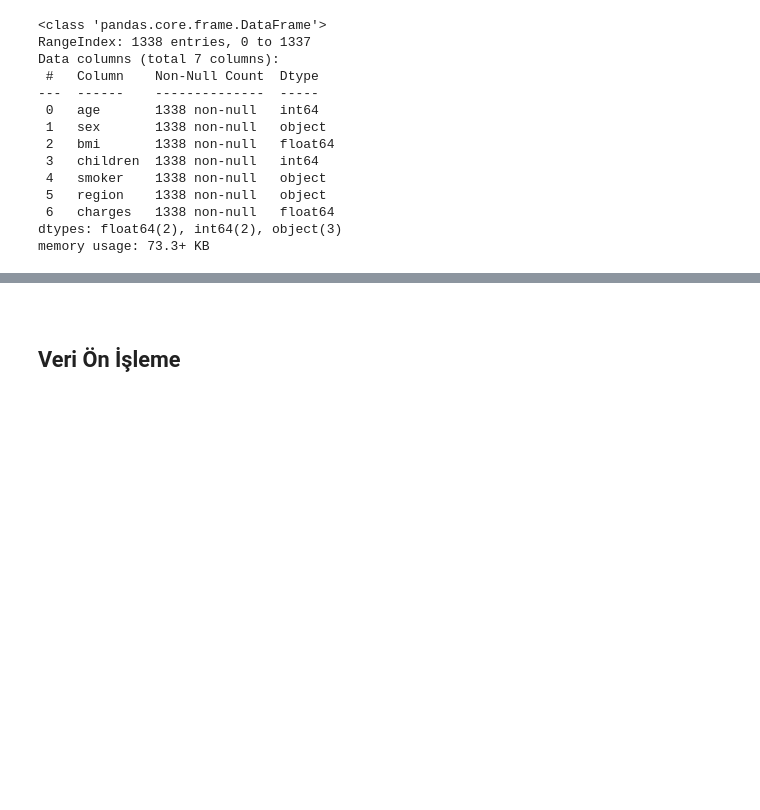
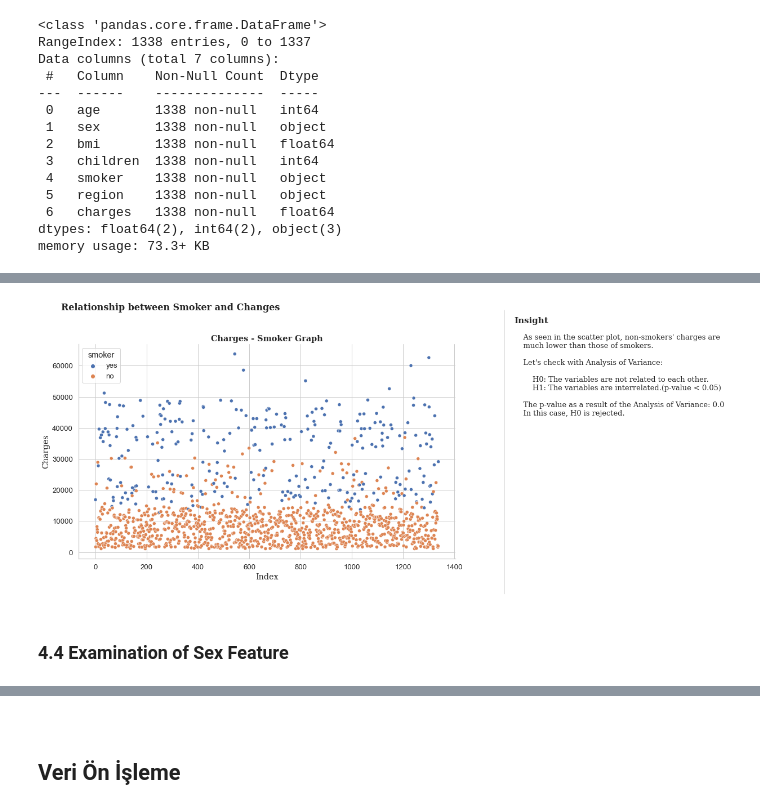
Before and after one commit to MuhammetYorulmaz/GlobalAIMachineLearningProject, a Jupyter notebook: Project1.ipynb, the cells around one changed output, grey strips where cells are left out. Cells and saved outputs as stored; diff of their text form; code cells hidden in the pictures; blank space fills up the shorter version.

```diff
--- a/Project1.ipynb
+++ b/Project1.ipynb
@@ -504,0 +302,47 @@ sns.catplot(data=data, x="smoker", y="bmi", hue="region", kind="bar");
+# %%
+def visualizationSmoker():
+    sns.set(font_scale=1.2)
+    sns.set_style("whitegrid")
+
+    fig,ax = plt.subplots(1,1,figsize=(12, 7))
+
+    ax = sns.scatterplot(data=data, x=data.index, y='charges', hue='smoker')
+    ax.set_title("Charges - Smoker Graph",fontweight='bold', fontfamily='serif')
+    ax.set_xlabel("Index",fontweight='light', fontfamily='serif')
+    ax.set_ylabel("Charges",fontweight='light', fontfamily='serif')
+
+    sns.despine()
+
+    #--Anova Analysis
+    CategoryGroupLists=dataCopy.groupby('smoker')['charges'].apply(list)
+    AnovaResults = f_oneway(*CategoryGroupLists)
+
+    # useful for adjusting space between subplots
+    plt.subplots_adjust(wspace=0.3, hspace=0.3)
+
+    fig.text(0.09, 1, 'Relationship between Smoker and Changes', fontsize=16, fontweight='bold', fontfamily='serif')
+    fig.text(1.020, 0.955, 'Insight', fontsize=15, fontweight='bold', fontfamily='serif')
+
+    fig.text(1.020, 0.600, f'''
+    As seen in the scatter plot, non-smokers' charges are
+    much lower than those of smokers.
+
+    Let's check with Analysis of Variance:
+
+        H0: The variables are not related to each other.
+        H1: The variables are interrelated.(p-value < 0.05)
+
+    The p-value as a result of the Analysis of Variance: {round(AnovaResults[1],5)}
+    In this case, H0 is rejected.
+    ''', fontsize=13, fontweight='light', fontfamily='serif')
+
+    l1 = lines.Line2D([1.00, 1.00], [0, 1.00], transform=fig.transFigure, figure=fig,color='black',lw=0.2)
+    fig.lines.extend([l1])
+
+    plt.show()
+# %%
+visualizationSmoker()
+# %% [output]
+[figure, added]
+# %% [markdown]
+### 4.4 Examination of Sex Feature
```
Also changed, not shown: parts of 149 cells of this notebook.
